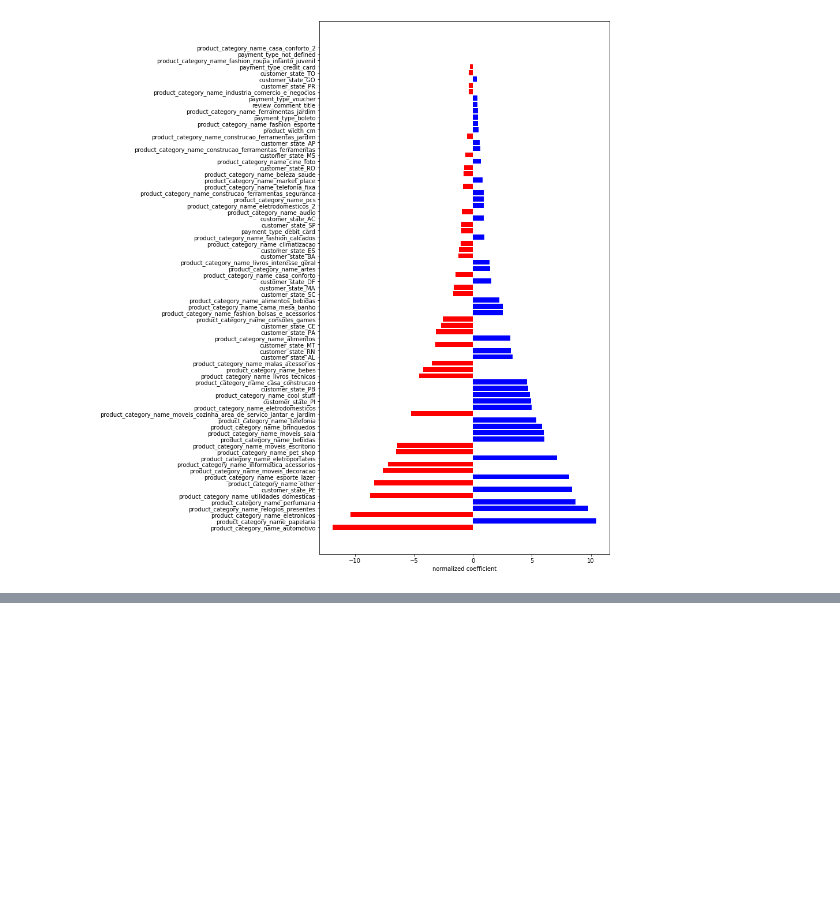
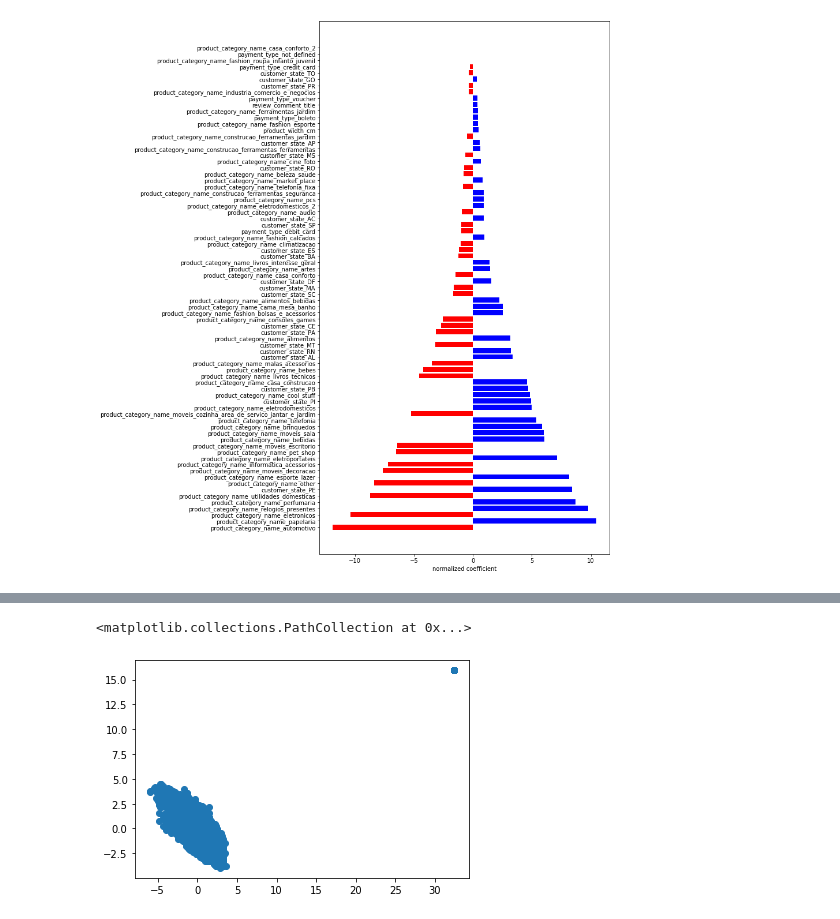
Before and after one commit to alireza-alizadegan/e-commerce-Sales, a Jupyter notebook: Brazil/Customer Segmentation - Scratch.ipynb, the cells around one changed output, grey strips where cells are left out. Drawn from its saved outputs; the diff is of its cells as text; code cells hidden in the pictures; blank space fills up the shorter version.

```diff
--- a/Brazil/Customer Segmentation - Scratch.ipynb
+++ b/Brazil/Customer Segmentation - Scratch.ipynb
@@ -1088,0 +1171,5 @@ Text(0.5, 0, 'normalized coefficient')
+# %%
+plt.scatter(X_pca[:,0],X_pca[:,1])
+# %% [output]
+<matplotlib.collections.PathCollection at 0x...>
+[figure, added]
```
Also changed, not shown: parts of 69 cells of this notebook, 1 other file.
